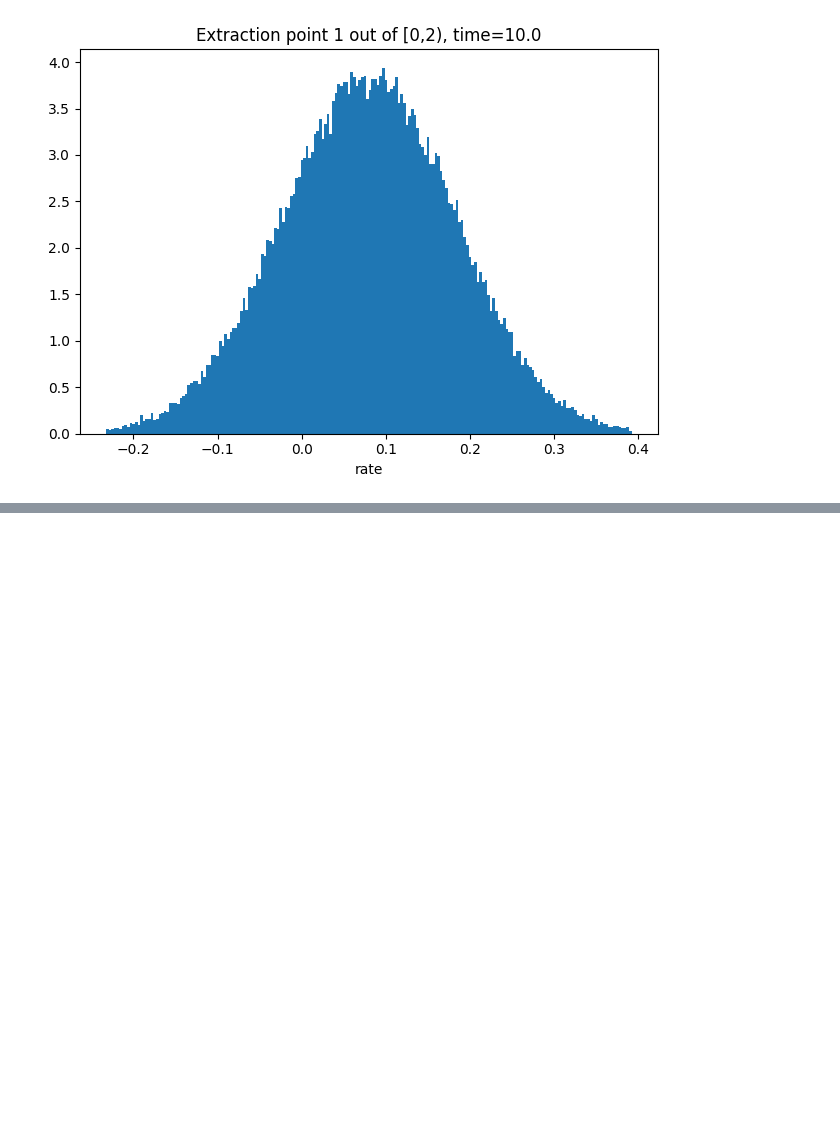
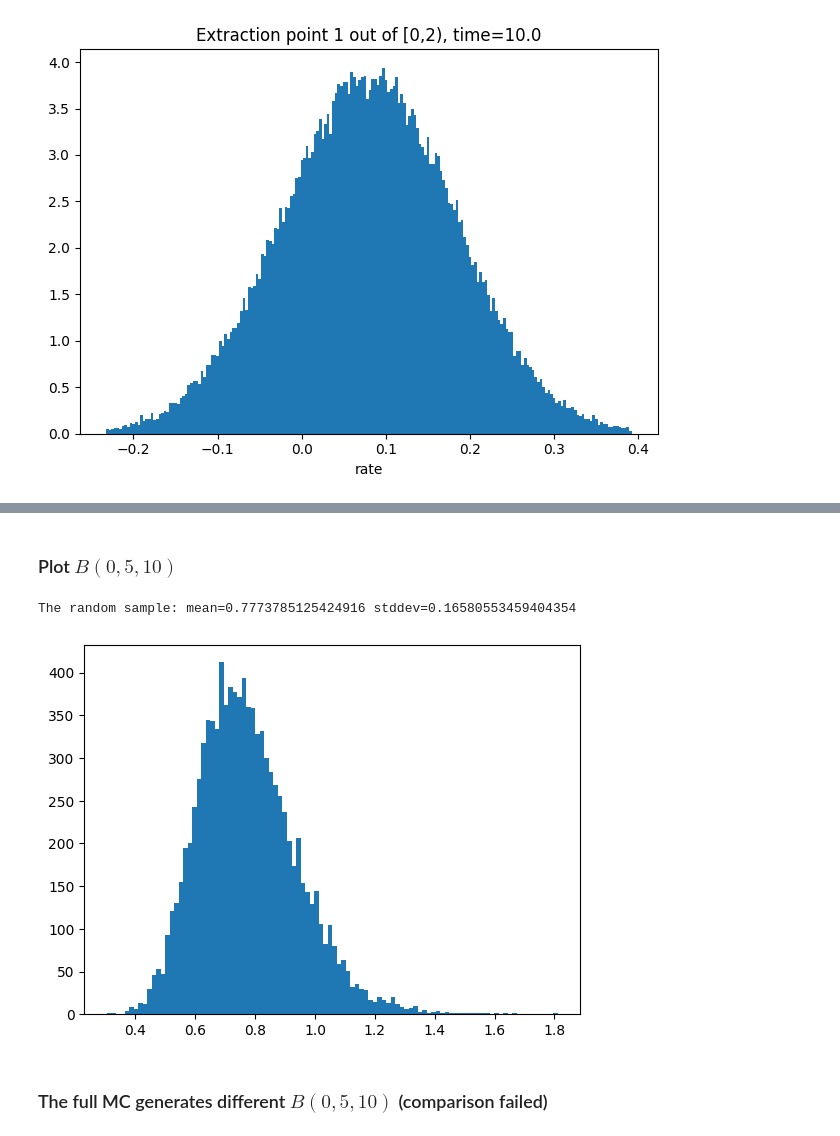
Before and after one commit to AlexanderZvyagin/MonteCarlo-SDK, a Jupyter notebook: python/notebooks/hw_bond.ipynb, the cells around one changed output, grey strips where cells are left out. Cells and saved outputs as stored; diff of their text form; code cells hidden in the pictures; blank space fills up the shorter version.

```diff
--- a/python/notebooks/hw_bond.ipynb
+++ b/python/notebooks/hw_bond.ipynb
@@ -336,0 +400,21 @@ plot(results=results,point=1,stateX=state)
+# %%
+B = hwep.B()
+# %% [markdown]
+### Plot $B(0,5,10)$
+# %%
+samples = 10000
+fig, ax = plt.subplots()
+x = [B(a,sigma,rfree,model.T[0],model.T[1],random.gauss(0,1)) for i in range(samples)]
+x1_sum = sum(x)
+x2_sum = sum([v*v for v in x])
+x_mean = x1_sum/samples
+x_square_mean = x2_sum/samples
+x_stddev = math.sqrt(x_square_mean-x_mean**2)
+print(f'The random sample: mean={x_mean} stddev={x_stddev}')
+ax.hist(np.array(x, dtype=float),bins=100)
+plt.show()
+# %% [output]
+The random sample: mean=0.7773785125424916 stddev=0.16580553459404354
+[figure, added]
+# %% [markdown]
+### The full MC generates different $B(0,5,10)$ (comparison failed)
```
Also changed, not shown: parts of 24 cells of this notebook, 1 other file.
